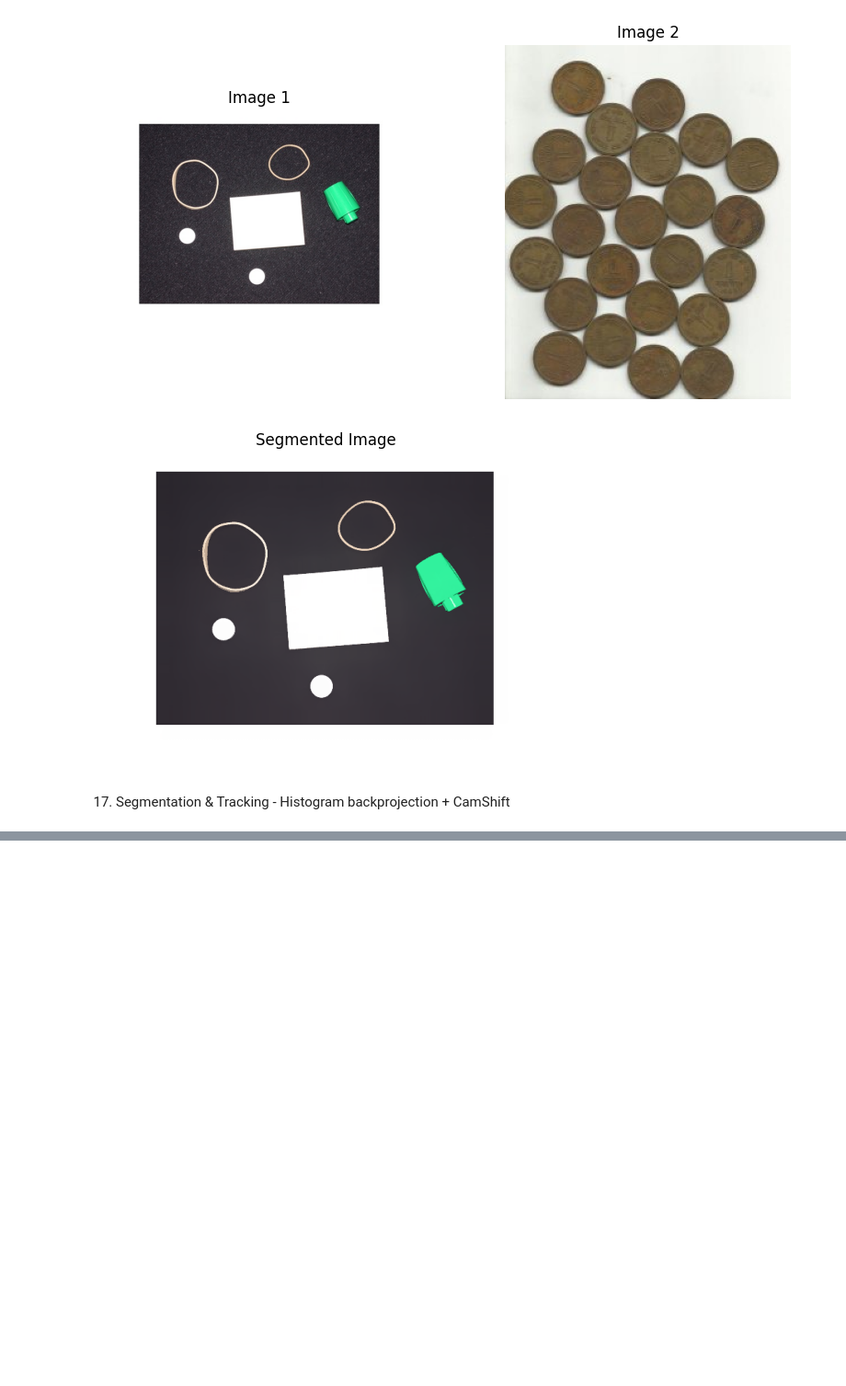
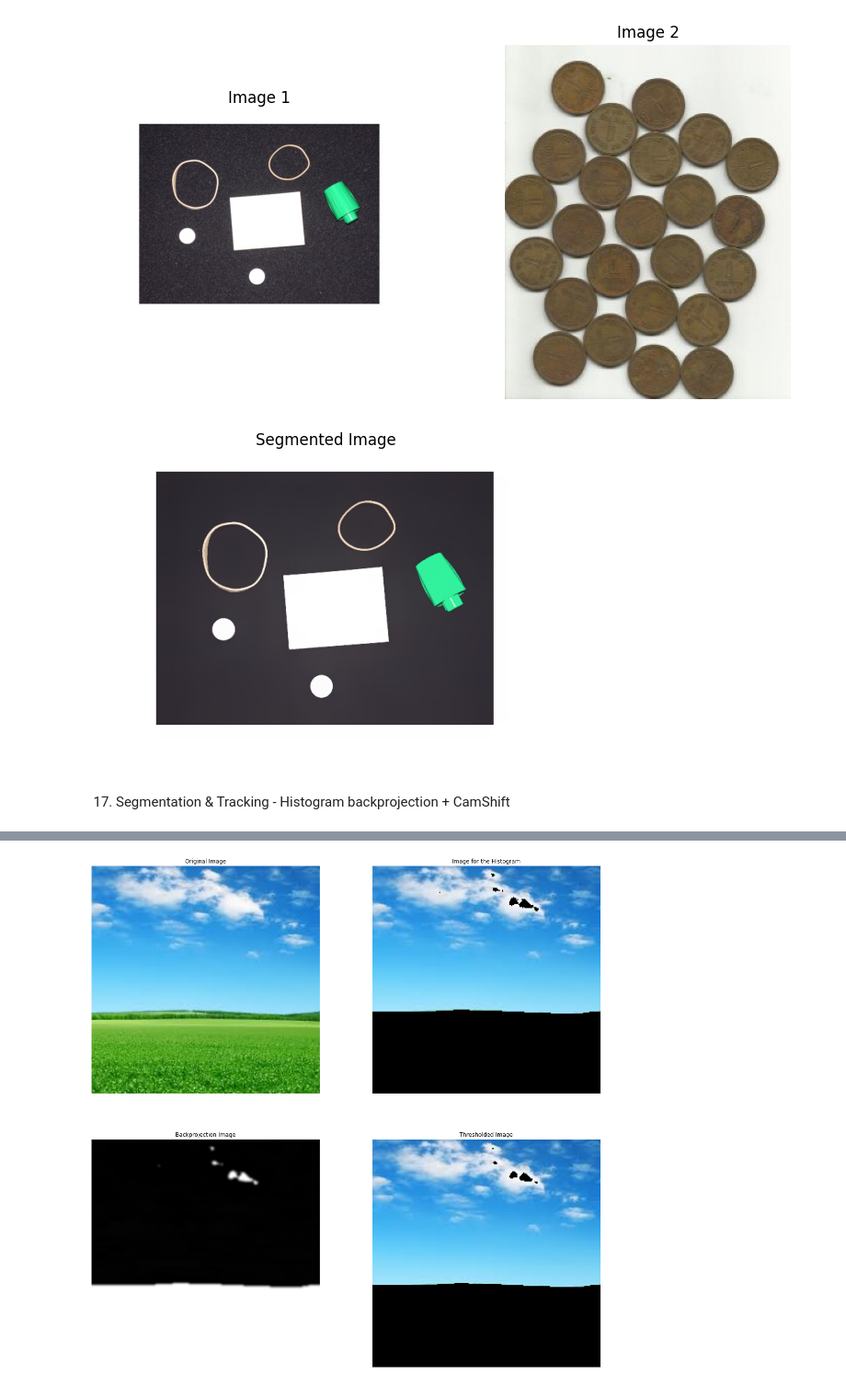
Before and after one commit to monkin77/feup-vc, a Jupyter notebook: weekly_exercises/week5.ipynb, the cells around one changed output, grey strips where cells are left out. Shown at 92% size. Drawn from its saved outputs; the diff is of its cells as text; code cells hidden in the pictures; blank space fills up the shorter version.

```diff
--- a/weekly_exercises/week5.ipynb
+++ b/weekly_exercises/week5.ipynb
@@ -369,0 +405,57 @@ cv2.createTrackbar("bins", window_img, bins, 180, nothing)
+# %%
+# Do histogram backprojection using Hue and Saturation channels and pre-defined parameters
+# img: input image
+# histImg: Image used for the histogram calculation - This may be different from the original image if we want to use a Region of Interest
+def hist_backproj(img, histImg):
+    # Transform img to HSV format
+    hsv_hist = cv2.cvtColor(histImg, cv2.COLOR_BGR2HSV)
+
+    # Calculate the histogram
+    numBins = [180, 256]    # Hue and Saturation number of bins
+    ranges = [0, 180, 0, 256]   # Hue and Saturation ranges
+    hist = cv2.calcHist([hsv_hist], [0,1], None, numBins, ranges)
+
+    # Normalize the histogram
+    cv2.normalize(hist, hist, 0, 255, cv2.NORM_MINMAX)
+
+    # Create the backprojection image (calculate the probability of each pixel to belong to the object)
+    backproj = cv2.calcBackProject([hsv_hist], [0, 1], hist, ranges, scale=1)
+
+    # Smooth the backprojection image with a Gaussian blur (optional)
+    backproj = cv2.GaussianBlur(backproj, (5,5), 0)
+
+    # Threshold the backprojection image
+    thresholdVal = 150
+    ret, threshImg = cv2.threshold(backproj, thresholdVal, 255, cv2.THRESH_BINARY_INV)     # inverse threshold since the backprojection contains the object as black pixels
+    threshImg = cv2.merge((threshImg, threshImg, threshImg))    # merge the thresholded image to 3 channels (required by cv2.bitwise_and)
+    res = cv2.bitwise_and(img, threshImg)  # bitwise AND between the original image and the thresholded image
+
+    # Display the results
+    # res = np.vstack((img, thresh, res)) # stack the images vertically
+    img_rgb = cv2.cvtColor(img, cv2.COLOR_BGR2RGB)
+    res_img_rgb = cv2.cvtColor(res, cv2.COLOR_BGR2RGB)
+    hist_img_rgb = cv2.cvtColor(histImg, cv2.COLOR_BGR2RGB)
+    plt.rcParams["figure.figsize"] = (20, 20)
+
+    plt.subplot(2, 2, 1), plt.imshow(img_rgb), plt.title("Original Image"), plt.axis('off')
+    plt.subplot(2, 2, 2), plt.imshow(hist_img_rgb), plt.title("Image for the Histogram"), plt.axis('off')
+    plt.subplot(2, 2, 3), plt.imshow(backproj, cmap='gray'), plt.title("Backprojection Image"), plt.axis('off')
+    plt.subplot(2, 2, 4), plt.imshow(res_img_rgb), plt.title("Thresholded Image"), plt.axis('off')
+
+    plt.show()
+
+
+# Filter the image to a certain color range
+hsv_img = cv2.cvtColor(img, cv2.COLOR_BGR2HSV)
+# Create masks for the floor and the sky
+green_mask = cv2.inRange(hsv_img, (40, 0, 0), (70, 255, 255))   # Mask for the floor
+blue_mask = cv2.inRange(hsv_img, (90, 0, 0), (180, 255, 255))   # Mask for the sky
+# Apply the masks to the original image
+green_img = cv2.bitwise_and(img, img, mask=green_mask)
+blue_img = cv2.bitwise_and(img, img, mask=blue_mask)
+
+# The image used for the histogram calculation can be the original image or a filtered image (e.g. only the floor)
+# hist_backproj(img, green_img)
+hist_backproj(img, blue_img)
+# %% [output]
+[figure, added]
```
Also changed, not shown: parts of 3 cells of this notebook.
